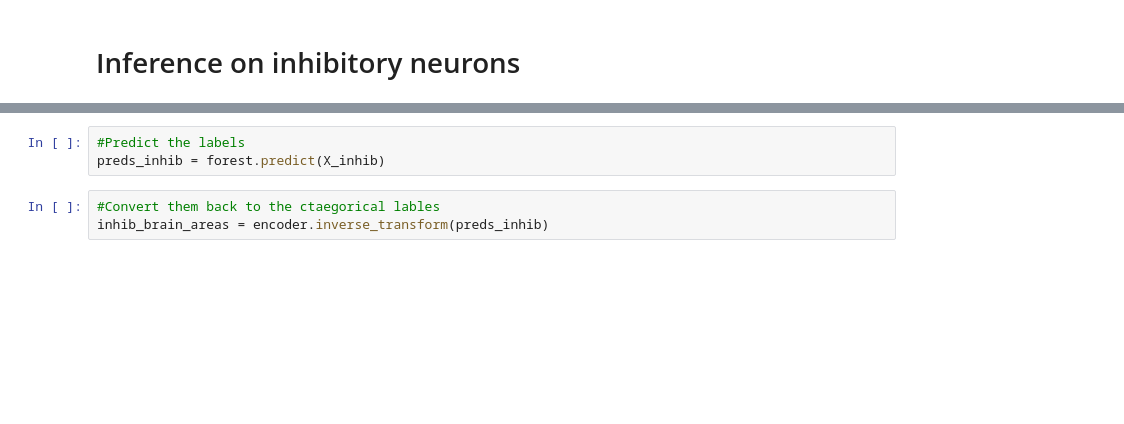
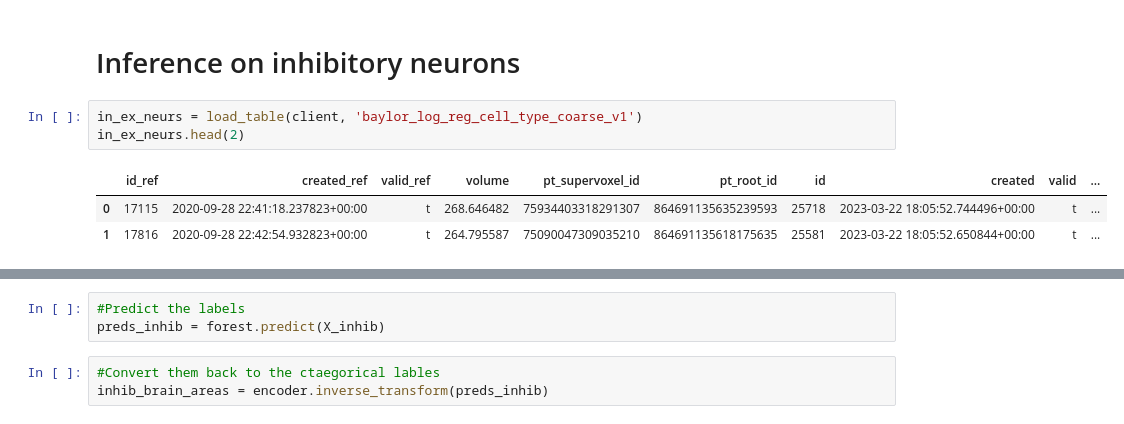
Before and after one commit to NeuroBLab/con-con-models, a Jupyter notebook: notebooks/inhibitory_BA_classifier.ipynb, the cells around one changed output, grey strips where cells are left out. Cells and saved outputs as stored; diff of their text form; blank space fills up the shorter version.

```diff
--- a/notebooks/inhibitory_BA_classifier.ipynb
+++ b/notebooks/inhibitory_BA_classifier.ipynb
@@ -144,2 +122,9 @@ weighted avg       0.99      0.99      0.99      2394
 # %% [markdown]
 # Inference on inhibitory neurons
+# %%
+in_ex_neurs = load_table(client, 'baylor_log_reg_cell_type_coarse_v1')
+in_ex_neurs.head(2)
+# %% [output]
+|  | id_ref | created_ref | valid_ref | volume | pt_supervoxel_id | pt_root_id | id | created | valid | ... |
+| 0 | 17115 | 2020-09-28 22:41:18.237823+00:00 | t | 268.646482 | 75934403318291307 | 864691135635239593 | 25718 | 2023-03-22 18:05:52.744496+00:00 | t | ... |
+| 1 | 17816 | 2020-09-28 22:42:54.932823+00:00 | t | 264.795587 | 75090047309035210 | 864691135618175635 | 25581 | 2023-03-22 18:05:52.650844+00:00 | t | ... |
```
Also changed, not shown: parts of 25 cells of this notebook, 1 other file.
